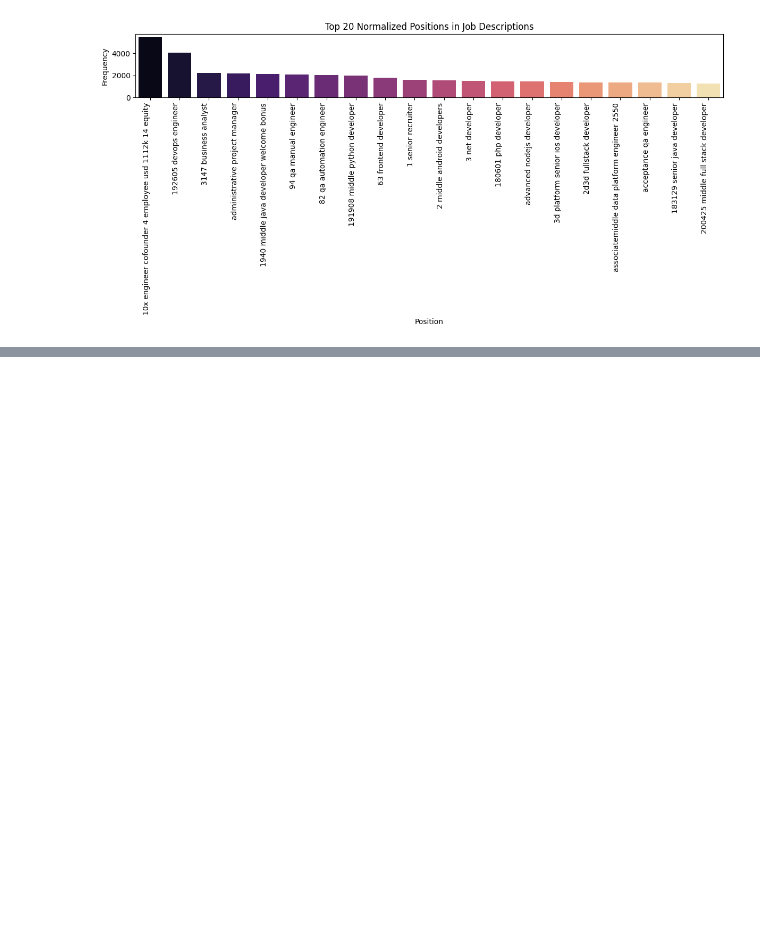
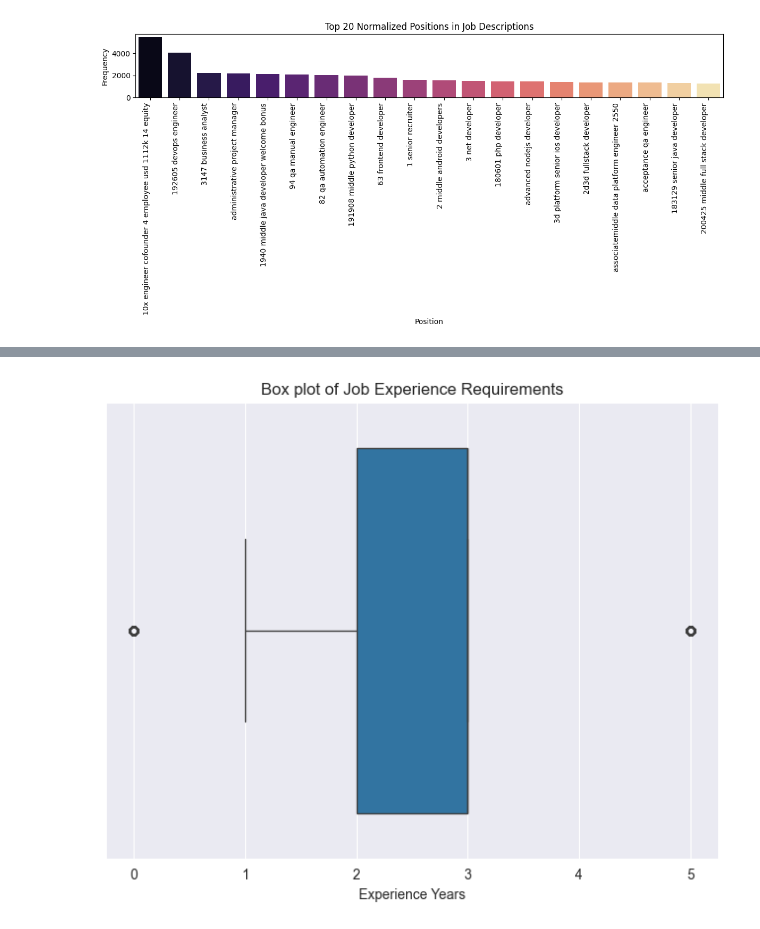
Before and after one commit to devprithvi/DijniResumeRanking, a Jupyter notebook: Preprocessing.ipynb, the cells around one changed output, grey strips where cells are left out. Drawn from its saved outputs; the diff is of its cells as text; code cells hidden in the pictures; blank space fills up the shorter version.

```diff
--- a/Preprocessing.ipynb
+++ b/Preprocessing.ipynb
@@ -1212,0 +1217,89 @@ Passing `palette` without assigning `hue` is deprecated and will be removed in v
+# %%
+def clean_experience(val):
+    if isinstance(val, str):
+        if val.endswith('y'):
+            return float(val.replace('y', ''))
+        elif val.lower() == 'no_exp':
+            return 0.0
+    return np.nan  # fallback for unexpected formats
+
+df_temp_jobs_df_cleaned['Exp Years Cleaned'] = df_temp_jobs_df_cleaned['Exp Years'].apply(clean_experience)
+# %%
+df_temp['Experience Years Cleaned'] = df_temp['Experience Years'].apply(clean_experience)
+# %%
+# 1. Outlier Detection for Experience Years
+print("Outlier Detection for Experience Years:")
+
+# Box plot for 'Exp Years Numerical' in jobs_df_cleaned
+plt.figure(figsize=(8, 6))
+sns.boxplot(x=df_temp_jobs_df_cleaned['Exp Years Cleaned'])
+plt.title('Box plot of Job Experience Requirements')
+plt.xlabel('Experience Years')
+plt.show()
+
+# Box plot for 'Experience Years' in cvs_df_cleaned
+plt.figure(figsize=(8, 6))
+sns.boxplot(x=df_temp['Experience Years'])
+plt.title('Box plot of Candidate Experience Levels')
+plt.xlabel('Experience Years')
+plt.show()
+
+# You can also use statistical methods to identify outliers, e.g., using IQR
+Q1_jobs = df_temp_jobs_df_cleaned['Exp Years Cleaned'].quantile(0.25)
+Q3_jobs = df_temp_jobs_df_cleaned['Exp Years Cleaned'].quantile(0.75)
+IQR_jobs = Q3_jobs - Q1_jobs
+lower_bound_jobs = Q1_jobs - 1.5 * IQR_jobs
+upper_bound_jobs = Q3_jobs + 1.5 * IQR_jobs
+
+print(f"\nJob Experience Outliers (IQR method):")
+print(f"  IQR: {IQR_jobs}")
+print(f"  Lower Bound: {lower_bound_jobs}")
+print(f"  Upper Bound: {upper_bound_jobs}")
+outliers_jobs = df_temp_jobs_df_cleaned[(df_temp_jobs_df_cleaned['Exp Years Cleaned'] < lower_bound_jobs) | (df_temp_jobs_df_cleaned['Exp Years Cleaned'] > upper_bound_jobs)]
+print(f"  Number of outliers: {outliers_jobs.shape[0]}")
+print(f"  Percentage of outliers: {outliers_jobs.shape[0] / df_temp_jobs_df_cleaned.shape[0] * 100:.2f}%")
+
+
+Q1_cvs = df_temp['Experience Years'].quantile(0.25)
+Q3_cvs = df_temp['Experience Years'].quantile(0.75)
+IQR_cvs = Q3_cvs - Q1_cvs
+lower_bound_cvs = Q1_cvs - 1.5 * IQR_cvs
+upper_bound_cvs = Q3_cvs + 1.5 * IQR_cvs
+
+print(f"\nCandidate Experience Outliers (IQR method):")
+print(f"  IQR: {IQR_cvs}")
+print(f"  Lower Bound: {lower_bound_cvs}")
+print(f"  Upper Bound: {upper_bound_cvs}")
+outliers_cvs = df_temp[(df_temp['Experience Years'] < lower_bound_cvs) | (df_temp['Experience Years'] > upper_bound_cvs)]
+print(f"  Number of outliers: {outliers_cvs.shape[0]}")
+print(f"  Percentage of outliers: {outliers_cvs.shape[0] / df_temp.shape[0] * 100:.2f}%")
+
+
+# 2. Schema Consistency Check
+print("\nSchema Consistency Check:")
+
+# Compare columns
+print(f"Columns in df_temp_jobs_df_cleaned: {list(df_temp_jobs_df_cleaned.columns)}")
+print(f"Columns in df_temp: {list(df_temp.columns)}")
+
+# Check for common columns (excluding index columns if any were kept)
+common_cols = list(set(df_temp_jobs_df_cleaned.columns) & set(df_temp.columns))
+print(f"\nCommon columns: {common_cols}")
+
+# Check for columns only in jobs_df_cleaned
+cols_only_in_jobs = list(set(df_temp_jobs_df_cleaned.columns) - set(df_temp.columns))
+print(f"Columns only in df_temp_jobs_df_cleaned: {cols_only_in_jobs}")
+
+# Check for columns only in cvs_df_cleaned
+cols_only_in_cvs = list(set(df_temp.columns) - set(df_temp_jobs_df_cleaned.columns))
+print(f"Columns only in df_temp: {cols_only_in_cvs}")
+
+# Compare data types for common columns
+print("\nData Type Consistency for Common Columns:")
+for col in common_cols:
+    dtype_jobs = df_temp_jobs_df_cleaned[col].dtype
+    dtype_cvs = df_temp[col].dtype
+    print(f"  '{col}': df_temp_jobs_df_cleaned dtype = {dtype_jobs}, df_temp dtype = {dtype_cvs}")
+    if dtype_jobs != dtype_cvs and not (pd.api.types.is_numeric_dtype(dtype_jobs) and pd.api.types.is_numeric_dtype(dtype_cvs)):
+         print(f"    Warning: Data types for '{col}' are different and not both numeric.")
+# %% [output]
@@ -1212,0 +1307 @@ Passing `palette` without assigning `hue` is deprecated and will be removed in v
+[figure, added]
```
Also changed, not shown: parts of 20 cells of this notebook, 1 other file.
